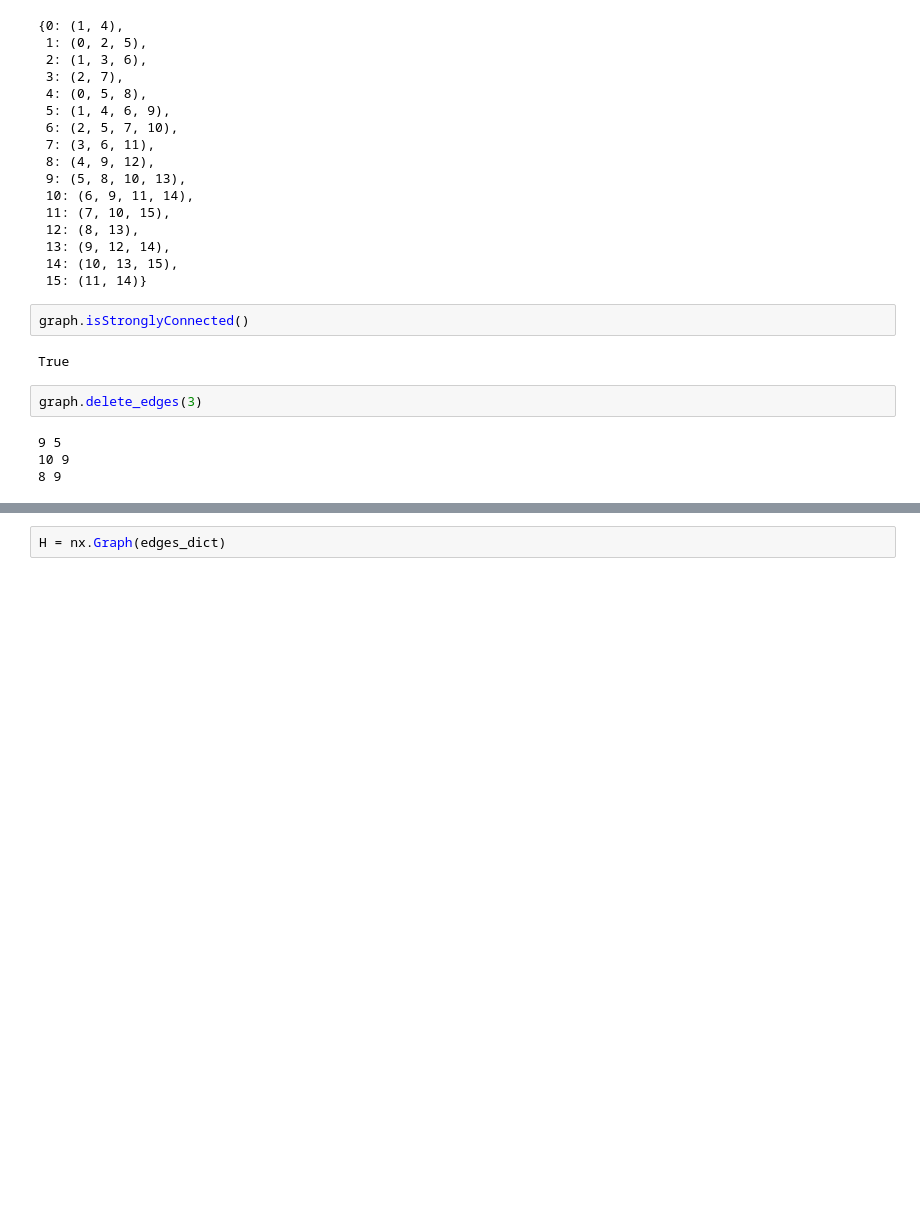
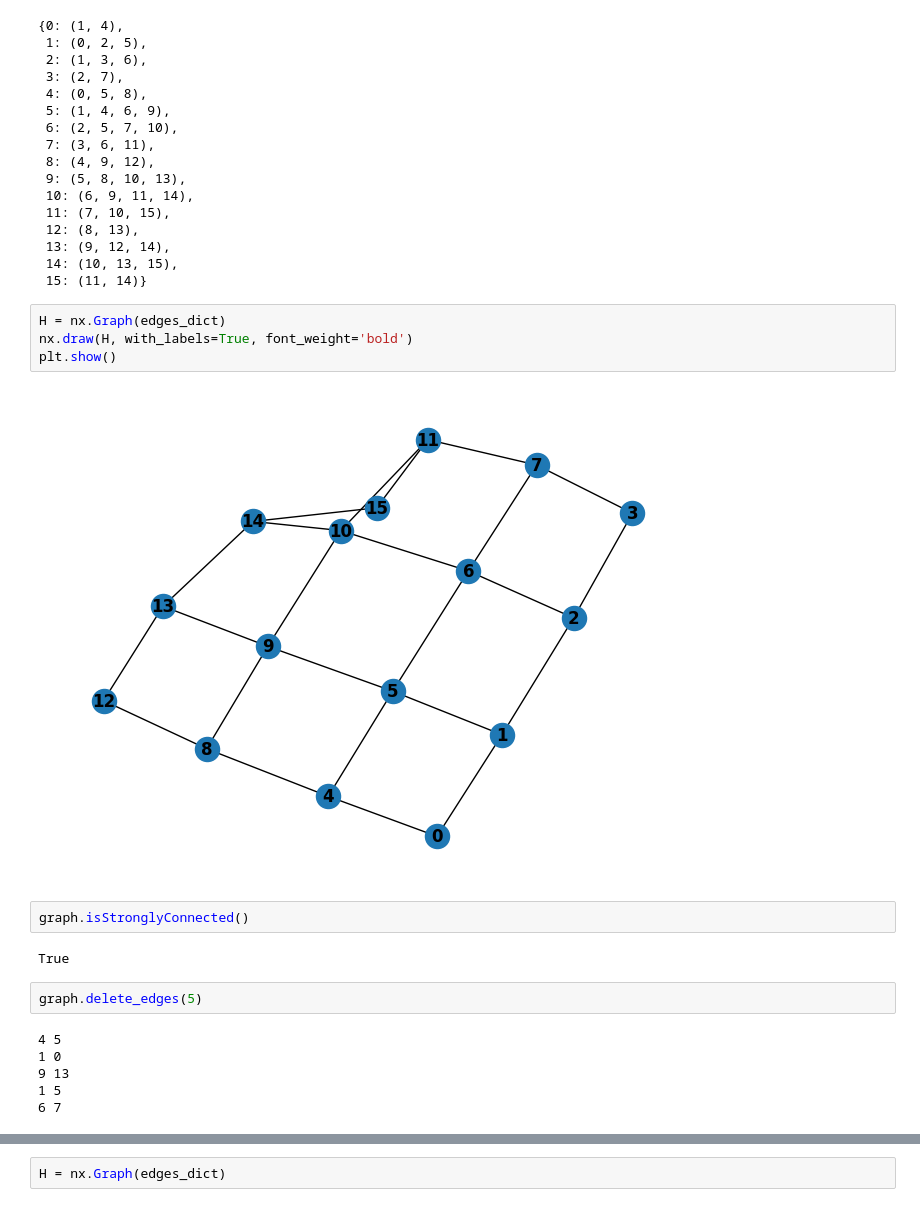
Before and after one commit to mezgoodle/ai_labs, a Jupyter notebook: Lab1/lab.ipynb, the cells around one changed output, grey strips where cells are left out. Cells and saved outputs as stored; diff of their text form; blank space fills up the shorter version.

```diff
--- a/Lab1/lab.ipynb
+++ b/Lab1/lab.ipynb
@@ -99,16 +99,24 @@ edges_dict
  13: (9, 12, 14),
  14: (10, 13, 15),
  15: (11, 14)}
+# %%
+H = nx.Graph(edges_dict)
+nx.draw(H, with_labels=True, font_weight='bold')
+plt.show()
+# %% [output]
+[figure, added]
 # %%
 graph.isStronglyConnected()
 # %% [output]
 True
 # %%
-graph.delete_edges(3)
+graph.delete_edges(5)
 # %% [output]
-9 5
-10 9
-8 9
+4 5
+1 0
+9 13
+1 5
+6 7
 # %%
 edges_dict = graph.get_adjList()
 edges_dict
```
Also changed, not shown: parts of 6 cells of this notebook.
